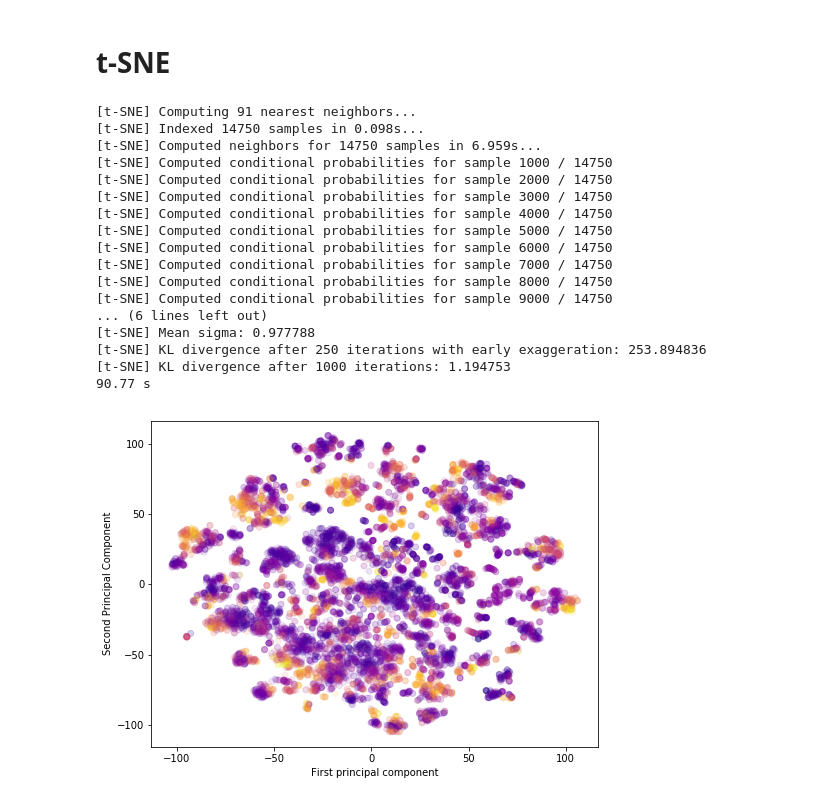
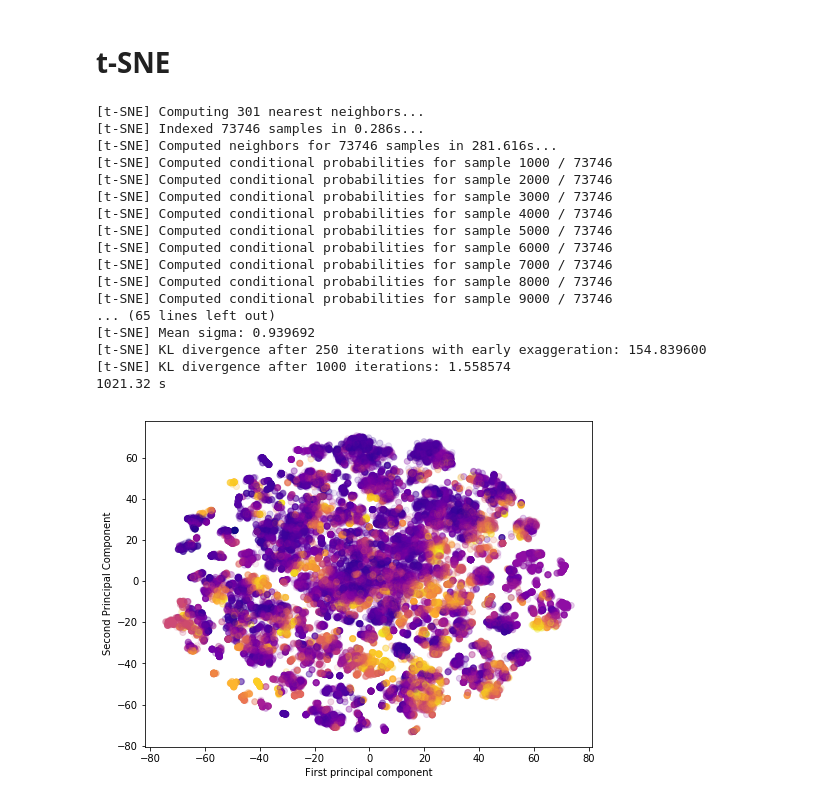
Before and after one commit to LeonardoSanBenitez/Loris-Industrial-Intelligence, a Jupyter notebook: artificial_intelligence/08 - Mining Dataset/01- Dimension reduction.ipynb, the cells around one changed output. Drawn from its saved outputs; the diff is of its cells as text; code cells hidden in the pictures.

```diff
--- a/artificial_intelligence/08 - Mining Dataset/01- Dimension reduction.ipynb
+++ b/artificial_intelligence/08 - Mining Dataset/01- Dimension reduction.ipynb
@@ -21,3 +22,7 @@ class Flags():
 flags = Flags()
 # %%
 raw = pd.read_csv (flags.out_path + 'dataset_original.csv', header=0, decimal=',')
+print('Original Shape', raw.shape)
+
+flags.out_path += str(flags.reduce) + '/'
+if not os.path.exists(flags.out_path): os.mkdir(flags.out_path)
@@ -26,0 +31,9 @@ X = raw.drop(['% Silica Concentrate', 'date'], axis=1)
+# %%
+_, reduced = train_test_split(raw, test_size=flags.reduce, random_state=100)
+print('Reduced Shape', reduced.shape)
+
+if flags.export:
+    reduced.to_csv(flags.out_path + "dataset_reduced.csv", index=False)
+
+y_reduced = reduced['% Silica Concentrate']
+X_reduced = reduced.drop(['% Silica Concentrate', 'date'], axis=1)
@@ -27,13 +42,12 @@ X = raw.drop(['% Silica Concentrate', 'date'], axis=1)
 # %%
 # Normalization (mean 0 and std 1)
-# memory: 708 - 481 = mB
-# Time: 0.43 s
 if flags.calc_normalization:
     time0 = time()
-    normalized = (X-X.mean())/(X.std())
+    X_reduced = (X_reduced-X_reduced.mean())/(X_reduced.std())
     time1 = time()
     print("%.2f s" % (time1 - time0))
-    if flags.export: normalized.to_csv(flags.out_path + "dataset_normalized.csv")
+    if flags.export:
+        X_reduced.to_csv(flags.out_path + "dataset_normalized.csv", index=False)
 else:
-    normalized = pd.read_csv(flags.out_path + "dataset_normalized.csv")
+    X_reduced = pd.read_csv(flags.out_path + "dataset_normalized.csv")
 # %% [output]
@@ -41,5 +55,3 @@ else:
-# %%
-_, X_reduced, _, y_reduced = train_test_split(normalized, y, test_size=flags.reduce, random_state=100)
 # %% [markdown]
 # PCA
 # %%
@@ -70,44 +82,36 @@ if flags.export:
 # %% [markdown]
 # t-SNE
 # %%
-# Time:
-#    700: 2.97 s
-#    7k: 36.22 s
-#    70k: 756.18 s
-#    350k: 6hs?
-#    700K: 21HS/????
-
 from sklearn.manifold import TSNE
 time0 = time()
-tsne = TSNE(n_components=2, early_exaggeration=30, verbose=1, learning_rate=400)
+tsne = TSNE(n_components=2, learning_rate=400, verbose=1, early_exaggeration=20, perplexity=100)
 X_tsne = tsne.fit_transform(X_reduced)
 time1 = time()
 print("%.2f s" % (time1 - time0))
 
-
 plt.figure(figsize=(8,6))
 plt.scatter(X_tsne[:,0],X_tsne[:,1],c=y_reduced,cmap='plasma', alpha=0.1)
-plt.xlabel('First principal component')
-plt.ylabel('Second Principal Component')
+plt.xlabel('First component')
+plt.ylabel('Second Component')
 if flags.export:
-    pd.DataFrame(X_pca).to_csv(flags.out_path + "dataset_tsne.csv")
-    plt.savefig(flags.out_path+'graph_tsne.svg')
+    pd.DataFrame(X_tsne).to_csv(flags.out_path + "dataset_tsne.csv", index=False)
+    plt.savefig(flags.out_path + 'EDA_tsne.eps')
 # %% [output]
-[t-SNE] Computing 91 nearest neighbors...
-[t-SNE] Indexed 14750 samples in 0.098s...
-[t-SNE] Computed neighbors for 14750 samples in 6.959s...
-[t-SNE] Computed conditional probabilities for sample 1000 / 14750
-[t-SNE] Computed conditional probabilities for sample 2000 / 14750
-[t-SNE] Computed conditional probabilities for sample 3000 / 14750
-[t-SNE] Computed conditional probabilities for sample 4000 / 14750
-[t-SNE] Computed conditional probabilities for sample 5000 / 14750
-[t-SNE] Computed conditional probabilities for sample 6000 / 14750
-[t-SNE] Computed conditional probabilities for sample 7000 / 14750
-[t-SNE] Computed conditional probabilities for sample 8000 / 14750
-[t-SNE] Computed conditional probabilities for sample 9000 / 14750
-... (6 lines left out)
-[t-SNE] Mean sigma: 0.977788
-[t-SNE] KL divergence after 250 iterations with early exaggeration: 253.894836
-[t-SNE] KL divergence after 1000 iterations: 1.194753
-90.77 s
+[t-SNE] Computing 301 nearest neighbors...
+[t-SNE] Indexed 73746 samples in 0.286s...
+[t-SNE] Computed neighbors for 73746 samples in 281.616s...
+[t-SNE] Computed conditional probabilities for sample 1000 / 73746
+[t-SNE] Computed conditional probabilities for sample 2000 / 73746
+[t-SNE] Computed conditional probabilities for sample 3000 / 73746
+[t-SNE] Computed conditional probabilities for sample 4000 / 73746
+[t-SNE] Computed conditional probabilities for sample 5000 / 73746
+[t-SNE] Computed conditional probabilities for sample 6000 / 73746
+[t-SNE] Computed conditional probabilities for sample 7000 / 73746
+[t-SNE] Computed conditional probabilities for sample 8000 / 73746
+[t-SNE] Computed conditional probabilities for sample 9000 / 73746
+... (65 lines left out)
+[t-SNE] Mean sigma: 0.939692
+[t-SNE] KL divergence after 250 iterations with early exaggeration: 154.839600
+[t-SNE] KL divergence after 1000 iterations: 1.558574
+1021.32 s
-[figure, old version]
+[figure, new version]
```
Also changed, not shown: parts of 7 cells of this notebook, 1 other file.
